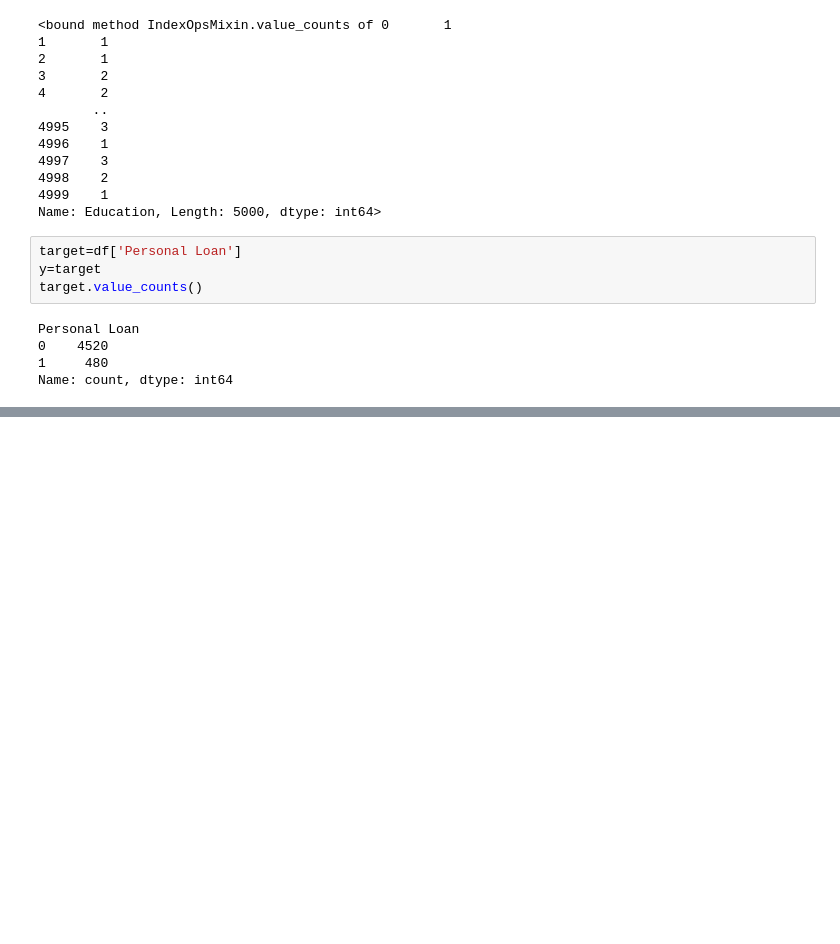
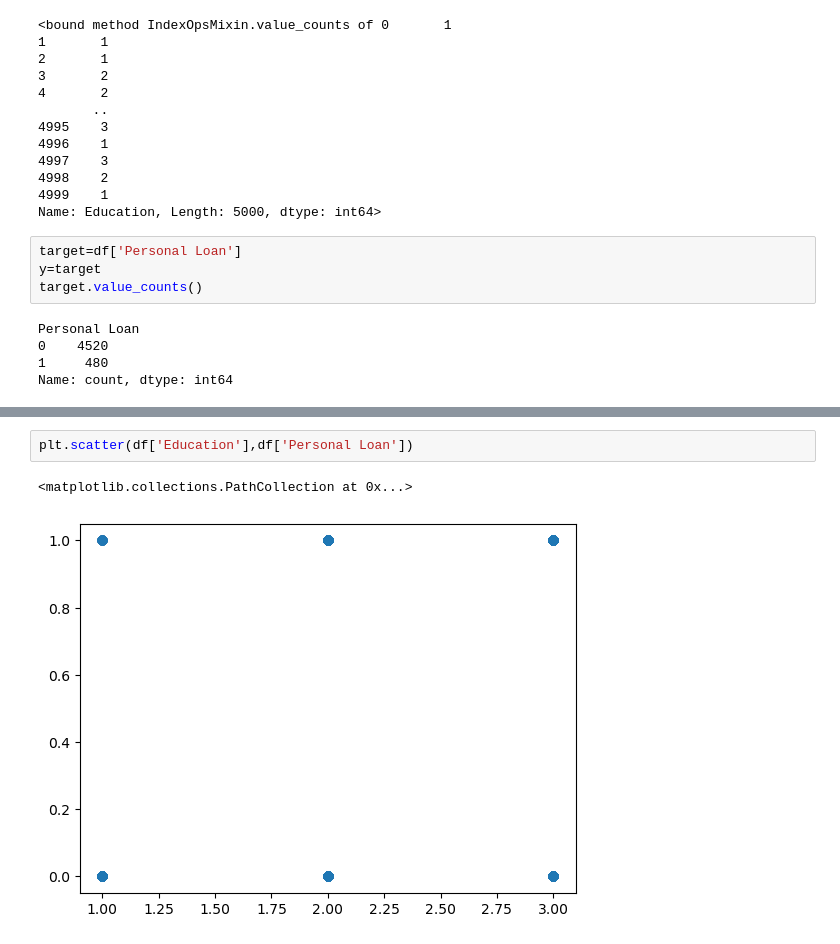
Before and after one commit to DorraBN/personal_loan_predict, a Jupyter notebook: credit.ipynb, the cells around one changed output, grey strips where cells are left out. Drawn from its saved outputs; the diff is of its cells as text; blank space fills up the shorter version.

```diff
--- a/credit.ipynb
+++ b/credit.ipynb
@@ -208 +213,6 @@ le pourcentage de credits non accordés est : 480
 [figure]
+# %%
+plt.scatter(df['Education'],df['Personal Loan'])
+# %% [output]
+<matplotlib.collections.PathCollection at 0x...>
+[figure, added]
```
Also changed, not shown: parts of 13 cells of this notebook.
